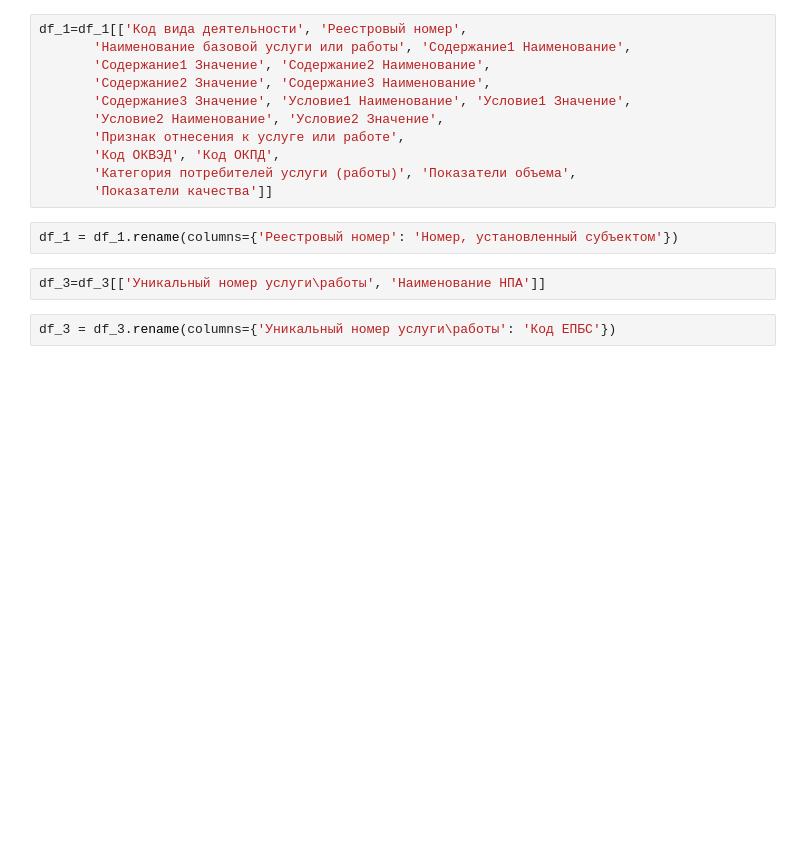
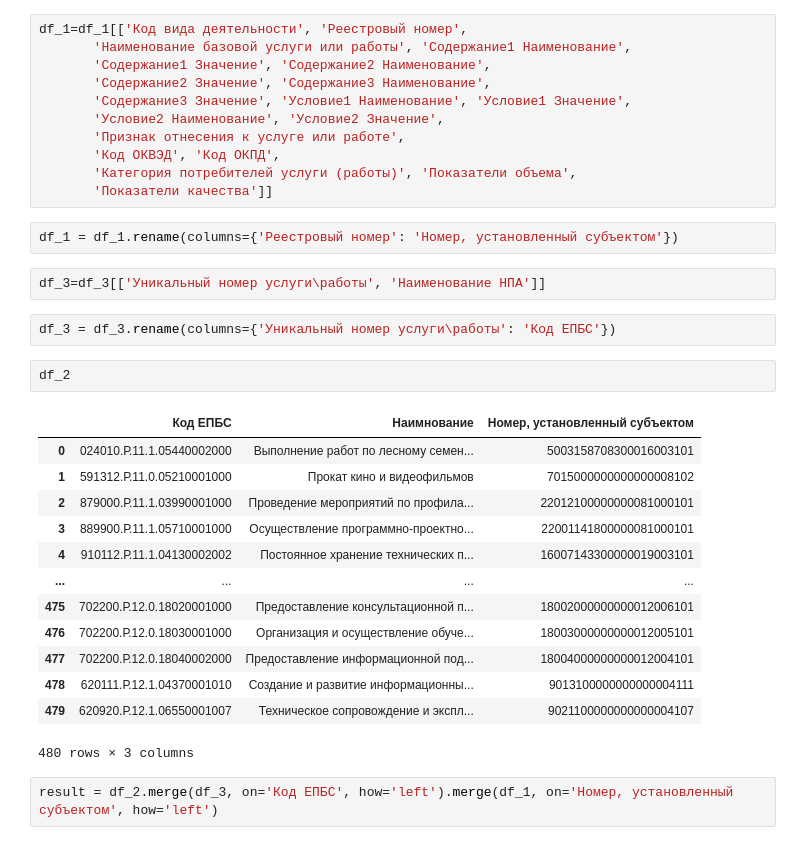
Before and after one commit to namnnom/file-processing, a Jupyter notebook: ГУ.ipynb, the cells around one changed output. Saved outputs shown, nothing was run; the diff lists cells and outputs as text; blank space fills up the shorter version.

```diff
--- a/ГУ.ipynb
+++ b/ГУ.ipynb
@@ -40,3 +40,21 @@ df_1 = df_1.rename(columns={'Реестровый номер': 'Номер, ус
 df_3=df_3[['Уникальный номер услуги\работы', 'Наименование НПА']]
 # %%
 df_3 = df_3.rename(columns={'Уникальный номер услуги\работы': 'Код ЕПБС'})
+# %%
+df_2
+# %% [output]
+|  | Код ЕПБС | Наимнование | Номер, установленный субъектом |
+| 0 | 024010.Р.11.1.05440002000 | Выполнение работ по лесному семен... | 5003158708300016003101 |
+| 1 | 591312.Р.11.0.05210001000 | Прокат кино и видеофильмов | 7015000000000000008102 |
+| 2 | 879000.Р.11.1.03990001000 | Проведение мероприятий по профила... | 22012100000000081000101 |
+| 3 | 889900.Р.11.1.05710001000 | Осуществление программно-проектно... | 22001141800000081000101 |
+| 4 | 910112.Р.11.1.04130002002 | Постоянное хранение технических п... | 16007143300000019003101 |
+| ... | ... | ... | ... |
+| 475 | 702200.Р.12.0.18020001000 | Предоставление консультационной п... | 18002000000000012006101 |
+| 476 | 702200.Р.12.0.18030001000 | Организация и осуществление обуче... | 18003000000000012005101 |
+| 477 | 702200.Р.12.0.18040002000 | Предоставление информационной под... | 18004000000000012004101 |
+| 478 | 620111.Р.12.1.04370001010 | Cоздание и развитие информационны... | 9013100000000000004111 |
+| 479 | 620920.Р.12.1.06550001007 | Техническое сопровождение и экспл... | 9021100000000000004107 |
+480 rows × 3 columns
+# %%
+result = df_2.merge(df_3, on='Код ЕПБС', how='left').merge(df_1, on='Номер, установленный субъектом', how='left')
```
Also changed, not shown: parts of 9 cells of this notebook.
